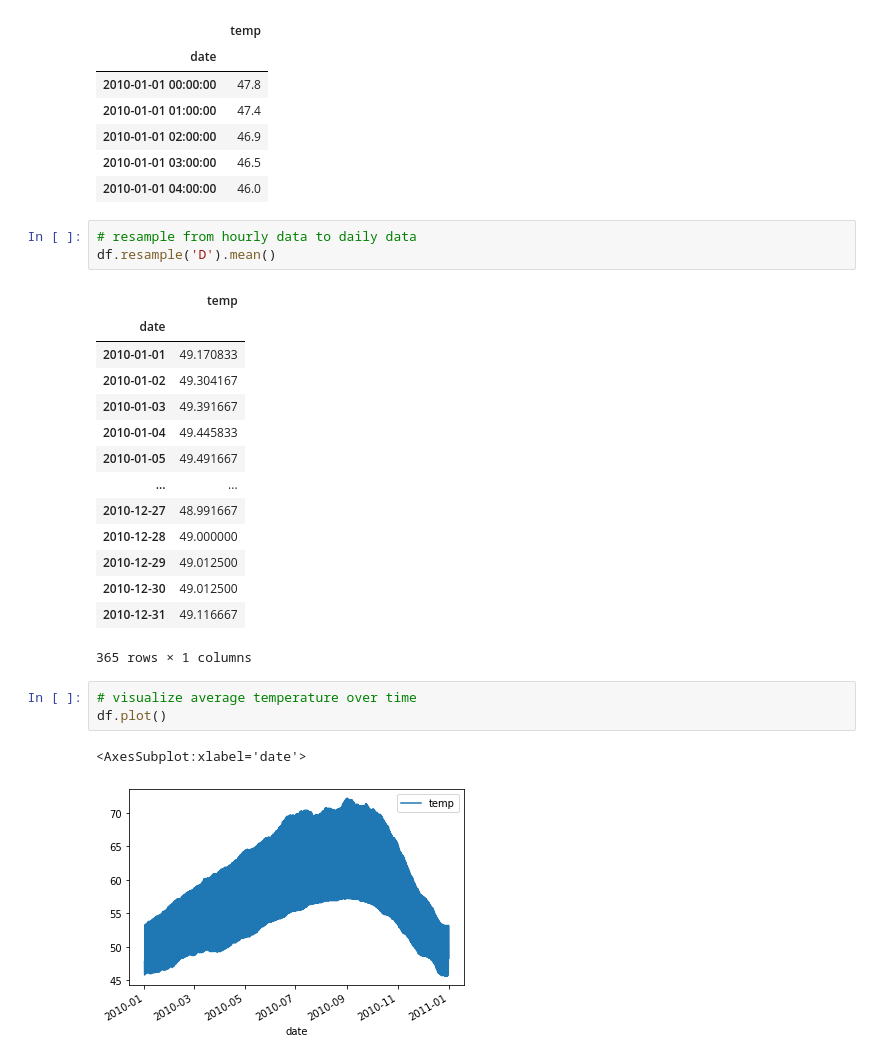
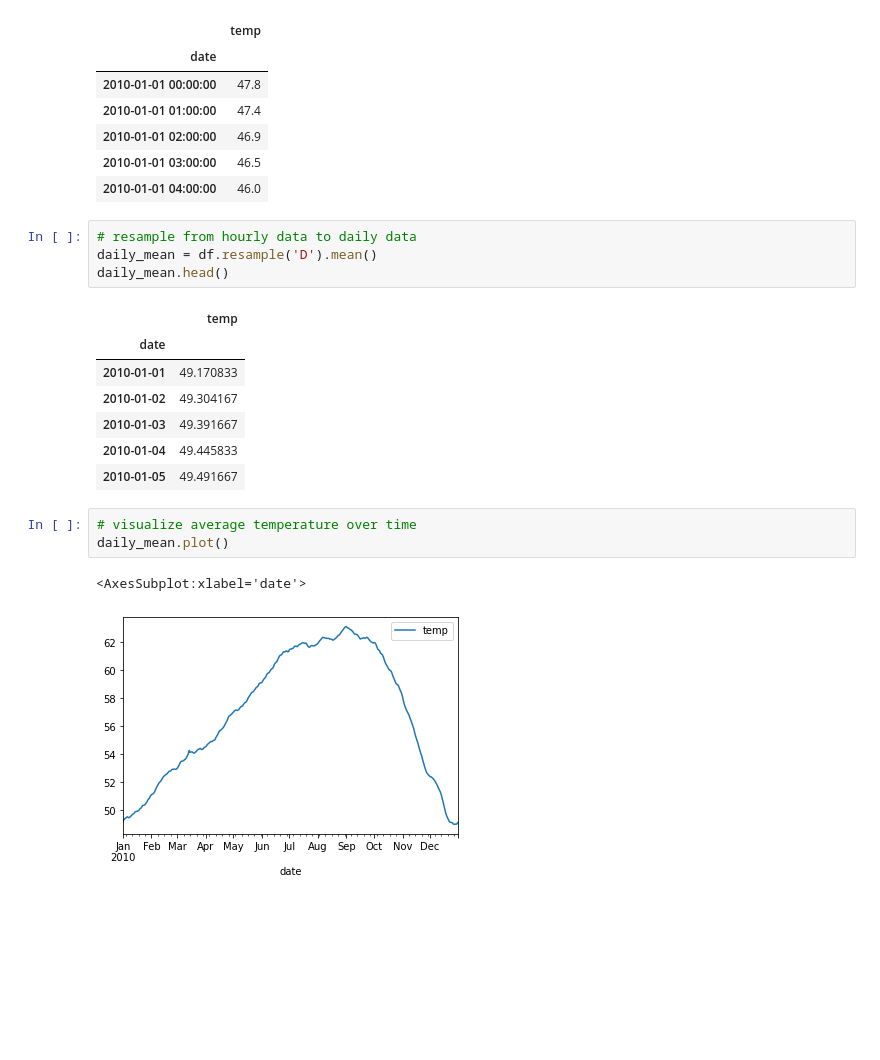
Before and after one commit to lainslie-18/time-series-exercises, a Jupyter notebook: time_series.ipynb, the cells around one changed output. Saved outputs shown, nothing was run; the diff lists cells and outputs as text; blank space fills up the shorter version.

```diff
--- a/time_series.ipynb
+++ b/time_series.ipynb
@@ -47,7 +47,8 @@ df.head()
 | 2010-01-01 04:00:00 | 46.0 |
 # %%
 # resample from hourly data to daily data
-df.resample('D').mean()
+daily_mean = df.resample('D').mean()
+daily_mean.head()
 # %% [output]
 |  | temp |
 | date |  |
@@ -56,16 +57,9 @@ df.resample('D').mean()
 | 2010-01-03 | 49.391667 |
 | 2010-01-04 | 49.445833 |
 | 2010-01-05 | 49.491667 |
-| ... | ... |
-| 2010-12-27 | 48.991667 |
-| 2010-12-28 | 49.000000 |
-| 2010-12-29 | 49.012500 |
-| 2010-12-30 | 49.012500 |
-| 2010-12-31 | 49.116667 |
-365 rows × 1 columns
 # %%
 # visualize average temperature over time
-df.plot()
+daily_mean.plot()
 # %% [output]
 <AxesSubplot:xlabel='date'>
-[figure, old version]
+[figure, new version]
```
Also changed, not shown: parts of 29 cells of this notebook, 3 other files.
